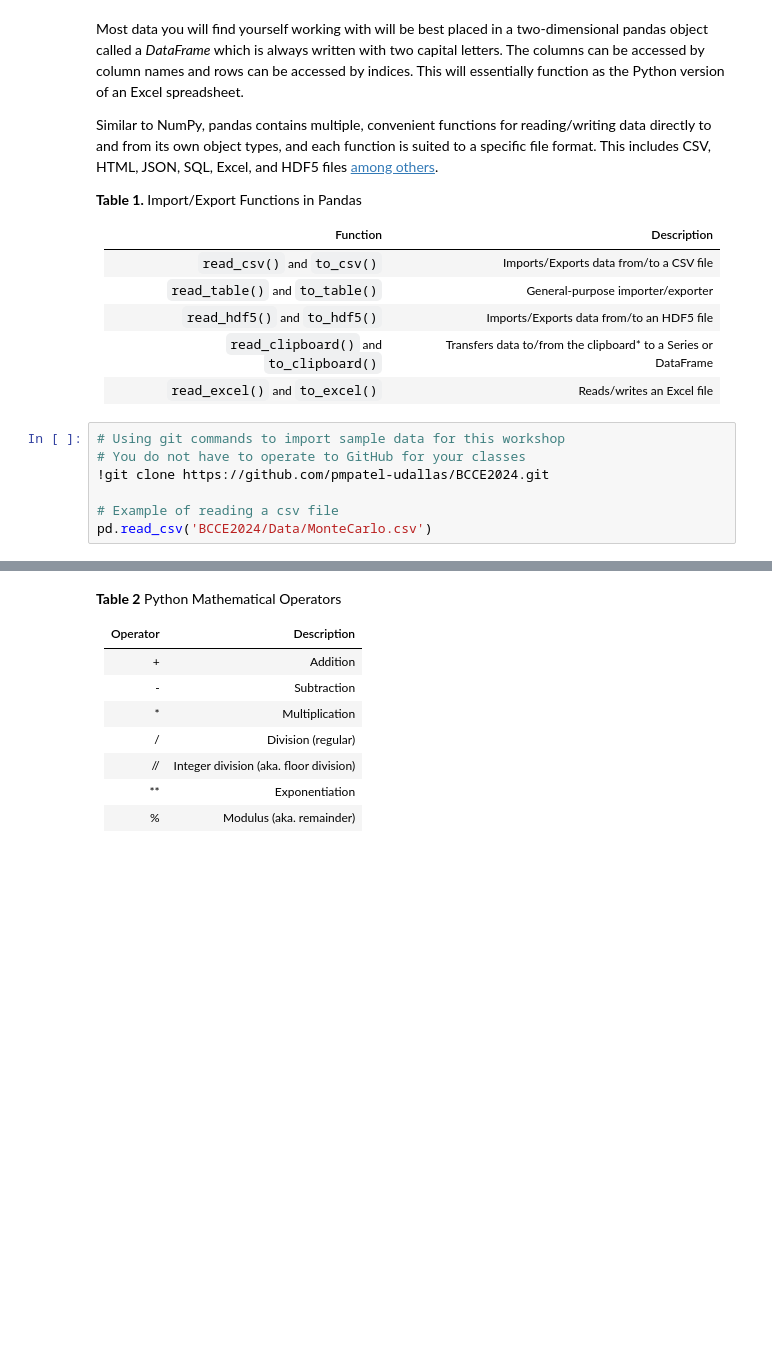
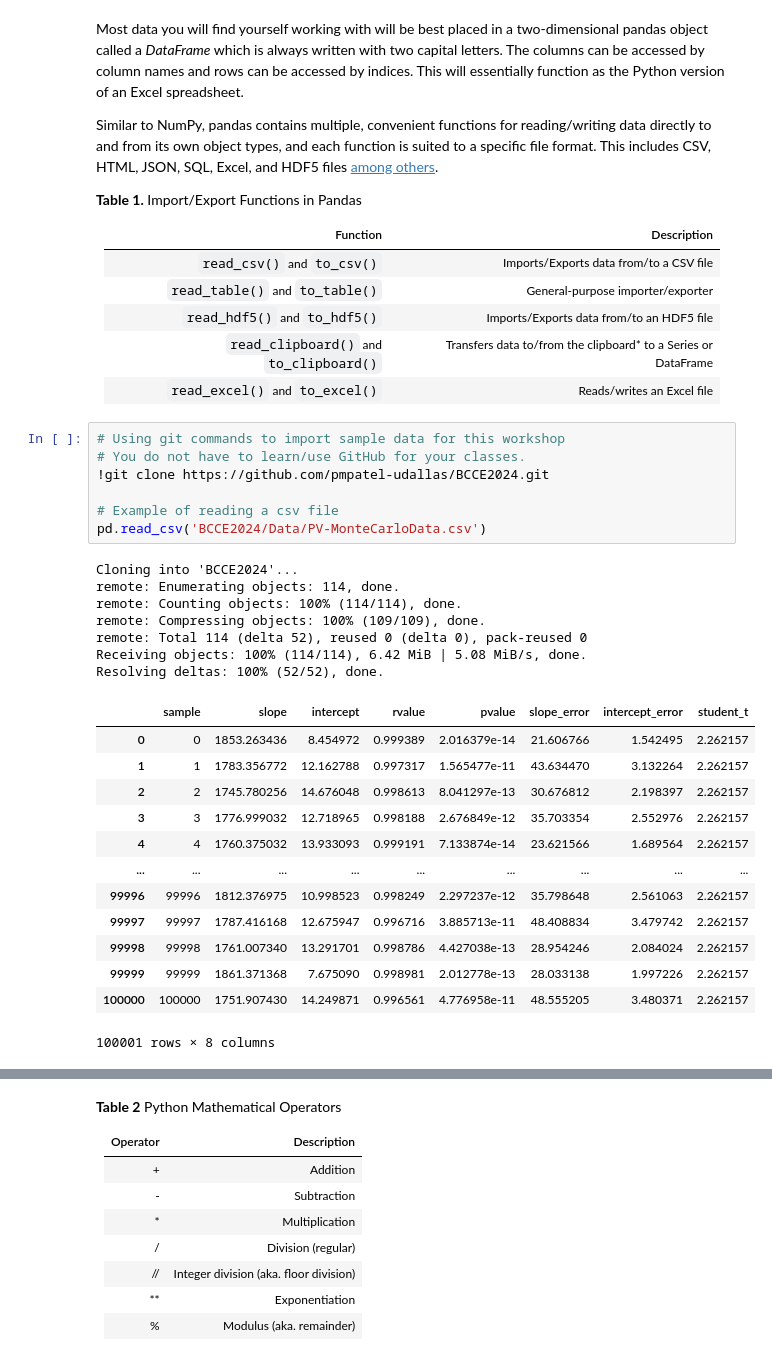
Before and after one commit to pmpatel-udallas/BCCE2024, a Jupyter notebook: BCCE_2024_Workshop.ipynb, the cells around one changed output, grey strips where cells are left out. Cells and saved outputs as stored; diff of their text form; blank space fills up the shorter version.

```diff
--- a/BCCE_2024_Workshop.ipynb
+++ b/BCCE_2024_Workshop.ipynb
@@ -137,8 +137,29 @@ Similar to NumPy, pandas contains multiple, convenient functions for reading/wri
 |`read_excel()` and `to_excel()` | Reads/writes an Excel file|
 # %%
 # Using git commands to import sample data for this workshop
-# You do not have to operate to GitHub for your classes
+# You do not have to learn/use GitHub for your classes.
 !git clone https://github.com/pmpatel-udallas/BCCE2024.git
 
 # Example of reading a csv file
-pd.read_csv('BCCE2024/Data/MonteCarlo.csv')
+pd.read_csv('BCCE2024/Data/PV-MonteCarloData.csv')
+# %% [output]
+Cloning into 'BCCE2024'...
+remote: Enumerating objects: 114, done.
+remote: Counting objects: 100% (114/114), done.
+remote: Compressing objects: 100% (109/109), done.
+remote: Total 114 (delta 52), reused 0 (delta 0), pack-reused 0
+Receiving objects: 100% (114/114), 6.42 MiB | 5.08 MiB/s, done.
+Resolving deltas: 100% (52/52), done.
+|  | sample | slope | intercept | rvalue | pvalue | slope_error | intercept_error | student_t |
+| 0 | 0 | 1853.263436 | 8.454972 | 0.999389 | 2.016379e-14 | 21.606766 | 1.542495 | 2.262157 |
+| 1 | 1 | 1783.356772 | 12.162788 | 0.997317 | 1.565477e-11 | 43.634470 | 3.132264 | 2.262157 |
+| 2 | 2 | 1745.780256 | 14.676048 | 0.998613 | 8.041297e-13 | 30.676812 | 2.198397 | 2.262157 |
+| 3 | 3 | 1776.999032 | 12.718965 | 0.998188 | 2.676849e-12 | 35.703354 | 2.552976 | 2.262157 |
+| 4 | 4 | 1760.375032 | 13.933093 | 0.999191 | 7.133874e-14 | 23.621566 | 1.689564 | 2.262157 |
+| ... | ... | ... | ... | ... | ... | ... | ... | ... |
+| 99996 | 99996 | 1812.376975 | 10.998523 | 0.998249 | 2.297237e-12 | 35.798648 | 2.561063 | 2.262157 |
+| 99997 | 99997 | 1787.416168 | 12.675947 | 0.996716 | 3.885713e-11 | 48.408834 | 3.479742 | 2.262157 |
+| 99998 | 99998 | 1761.007340 | 13.291701 | 0.998786 | 4.427038e-13 | 28.954246 | 2.084024 | 2.262157 |
+| 99999 | 99999 | 1861.371368 | 7.675090 | 0.998981 | 2.012778e-13 | 28.033138 | 1.997226 | 2.262157 |
+| 100000 | 100000 | 1751.907430 | 14.249871 | 0.996561 | 4.776958e-11 | 48.555205 | 3.480371 | 2.262157 |
+100001 rows × 8 columns
```
Also changed, not shown: parts of 16 cells of this notebook.
